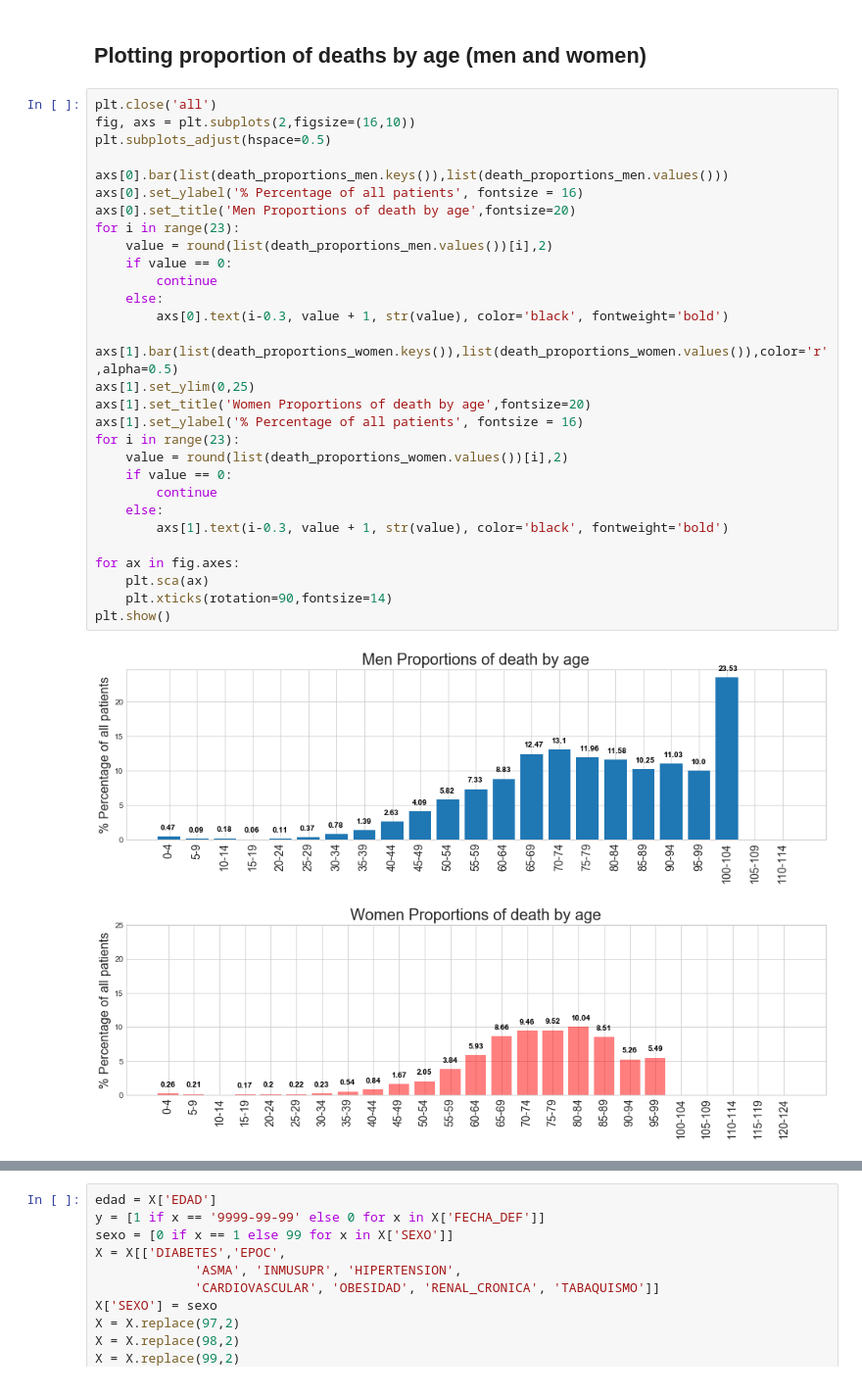
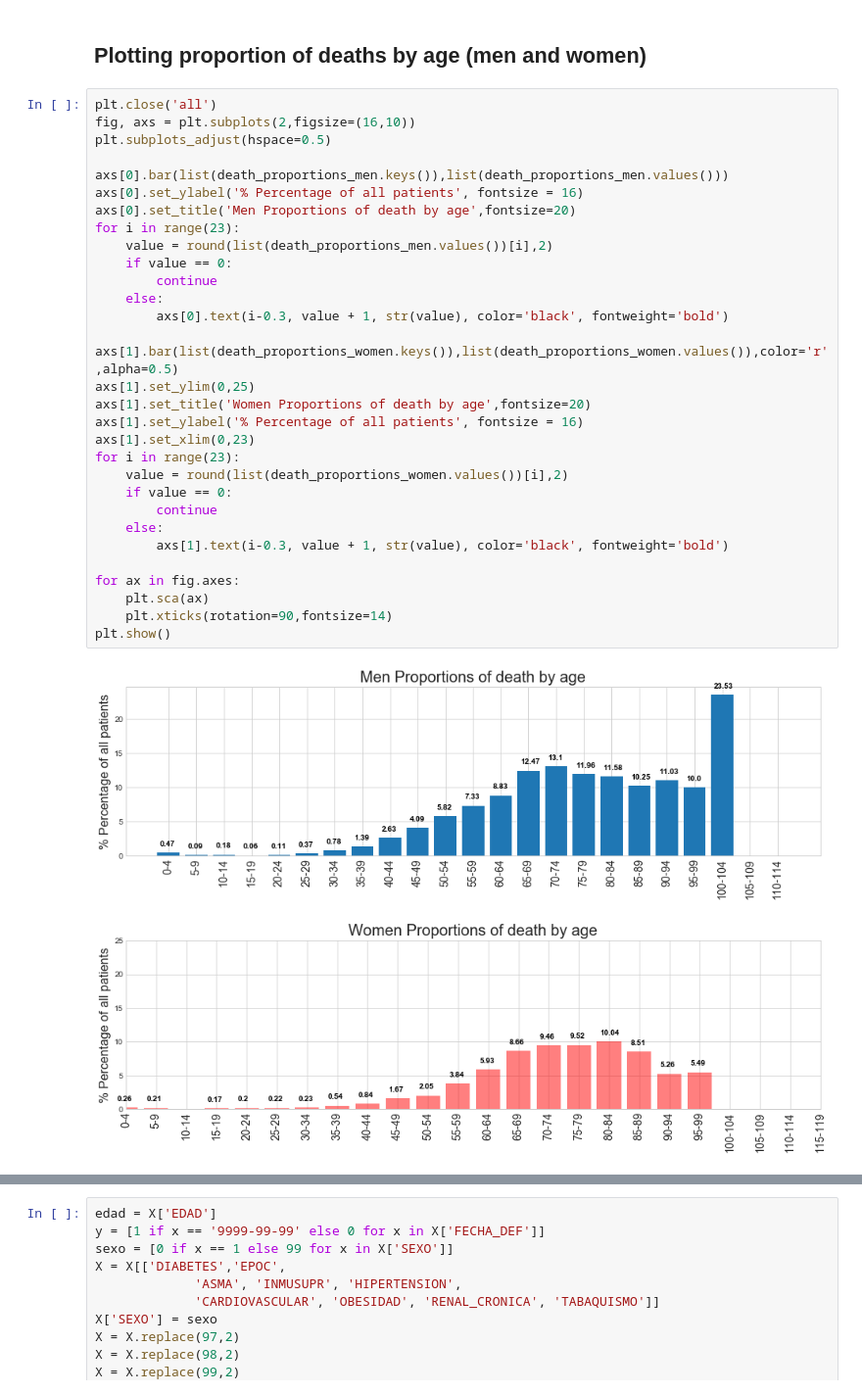
Before and after one commit to mesielepush/Covid19-Mexico-Data-Analysis-Jupyter-Notebook, a Jupyter notebook: MexicoCovidDescriptiveGeneral.ipynb, the cells around one changed output, grey strips where cells are left out. Shown at 98% size. Cells and saved outputs as stored; diff of their text form.

```diff
--- a/MexicoCovidDescriptiveGeneral.ipynb
+++ b/MexicoCovidDescriptiveGeneral.ipynb
@@ -594,31 +577,32 @@ death_proportions_women = get_proportions(ages_freq_dead_women, age_freq_women)
 plt.close('all')
 fig, axs = plt.subplots(2,figsize=(16,10))
 plt.subplots_adjust(hspace=0.5)
 
 axs[0].bar(list(death_proportions_men.keys()),list(death_proportions_men.values()))
 axs[0].set_ylabel('% Percentage of all patients', fontsize = 16)
 axs[0].set_title('Men Proportions of death by age',fontsize=20)
 for i in range(23):
     value = round(list(death_proportions_men.values())[i],2)
     if value == 0:
         continue
     else:
         axs[0].text(i-0.3, value + 1, str(value), color='black', fontweight='bold')
 
 axs[1].bar(list(death_proportions_women.keys()),list(death_proportions_women.values()),color='r',alpha=0.5)
 axs[1].set_ylim(0,25)
 axs[1].set_title('Women Proportions of death by age',fontsize=20)
 axs[1].set_ylabel('% Percentage of all patients', fontsize = 16)
+axs[1].set_xlim(0,23)
 for i in range(23):
     value = round(list(death_proportions_women.values())[i],2)
     if value == 0:
         continue
     else:
         axs[1].text(i-0.3, value + 1, str(value), color='black', fontweight='bold')
 
 for ax in fig.axes:
     plt.sca(ax)
     plt.xticks(rotation=90,fontsize=14)
 plt.show()
 # %% [output]
-[figure, old version]
+[figure, new version]
```
Also changed, not shown: parts of 109 cells of this notebook, 1 other file.
